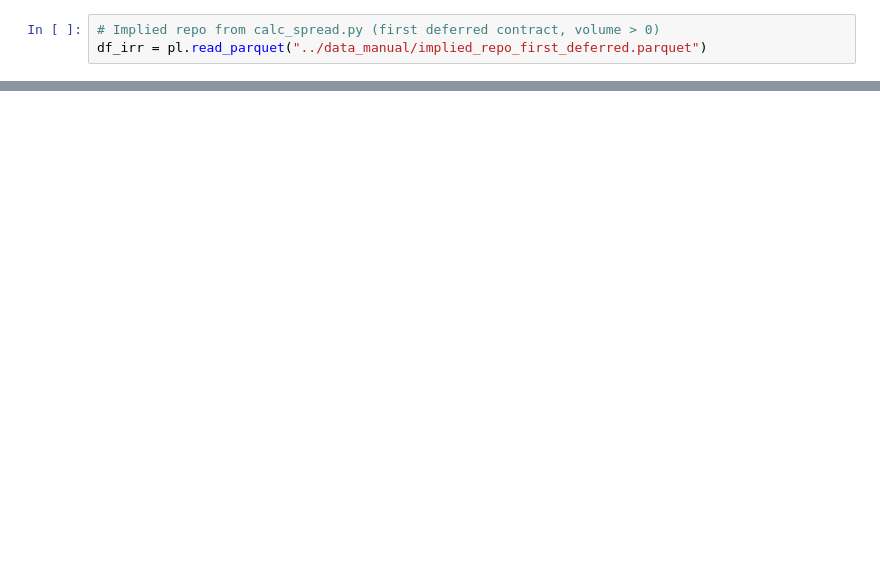
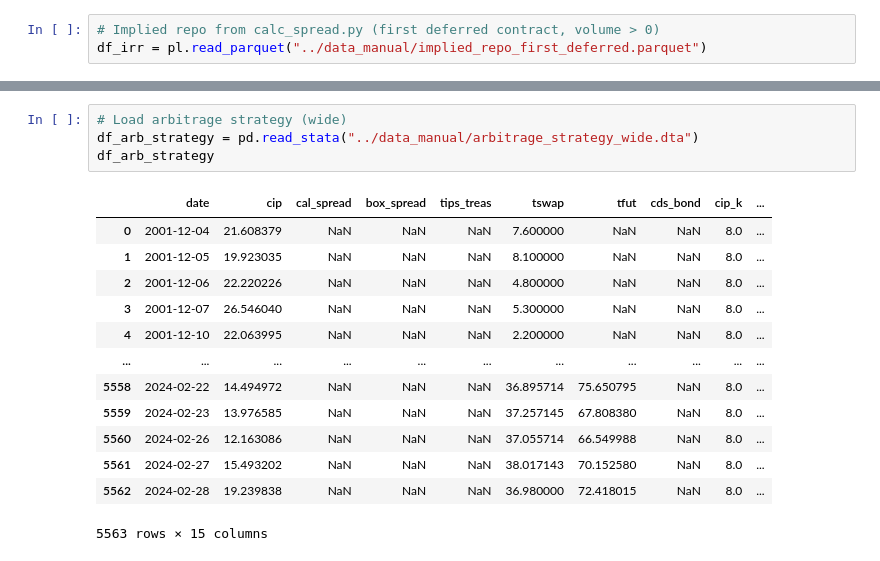
Before and after one commit to maxz073/p10_Siriwardane_et_al_2026, a Jupyter notebook: src/check.ipynb, the cells around one changed output, grey strips where cells are left out. Saved outputs shown, nothing was run; the diff lists cells and outputs as text; blank space fills up the shorter version.

```diff
--- a/src/check.ipynb
+++ b/src/check.ipynb
@@ -86,0 +191,18 @@ shape: (249, 6)
+# %%
+# Load arbitrage strategy (wide)
+df_arb_strategy = pd.read_stata("../data_manual/arbitrage_strategy_wide.dta")
+df_arb_strategy
+# %% [output]
+|  | date | cip | cal_spread | box_spread | tips_treas | tswap | tfut | cds_bond | cip_k | ... |
+| 0 | 2001-12-04 | 21.608379 | NaN | NaN | NaN | 7.600000 | NaN | NaN | 8.0 | ... |
+| 1 | 2001-12-05 | 19.923035 | NaN | NaN | NaN | 8.100000 | NaN | NaN | 8.0 | ... |
+| 2 | 2001-12-06 | 22.220226 | NaN | NaN | NaN | 4.800000 | NaN | NaN | 8.0 | ... |
+| 3 | 2001-12-07 | 26.546040 | NaN | NaN | NaN | 5.300000 | NaN | NaN | 8.0 | ... |
+| 4 | 2001-12-10 | 22.063995 | NaN | NaN | NaN | 2.200000 | NaN | NaN | 8.0 | ... |
+| ... | ... | ... | ... | ... | ... | ... | ... | ... | ... | ... |
+| 5558 | 2024-02-22 | 14.494972 | NaN | NaN | NaN | 36.895714 | 75.650795 | NaN | 8.0 | ... |
+| 5559 | 2024-02-23 | 13.976585 | NaN | NaN | NaN | 37.257145 | 67.808380 | NaN | 8.0 | ... |
+| 5560 | 2024-02-26 | 12.163086 | NaN | NaN | NaN | 37.055714 | 66.549988 | NaN | 8.0 | ... |
+| 5561 | 2024-02-27 | 15.493202 | NaN | NaN | NaN | 38.017143 | 70.152580 | NaN | 8.0 | ... |
+| 5562 | 2024-02-28 | 19.239838 | NaN | NaN | NaN | 36.980000 | 72.418015 | NaN | 8.0 | ... |
+5563 rows × 15 columns
```
Also changed, not shown: parts of 9 cells of this notebook, 7 other files.
